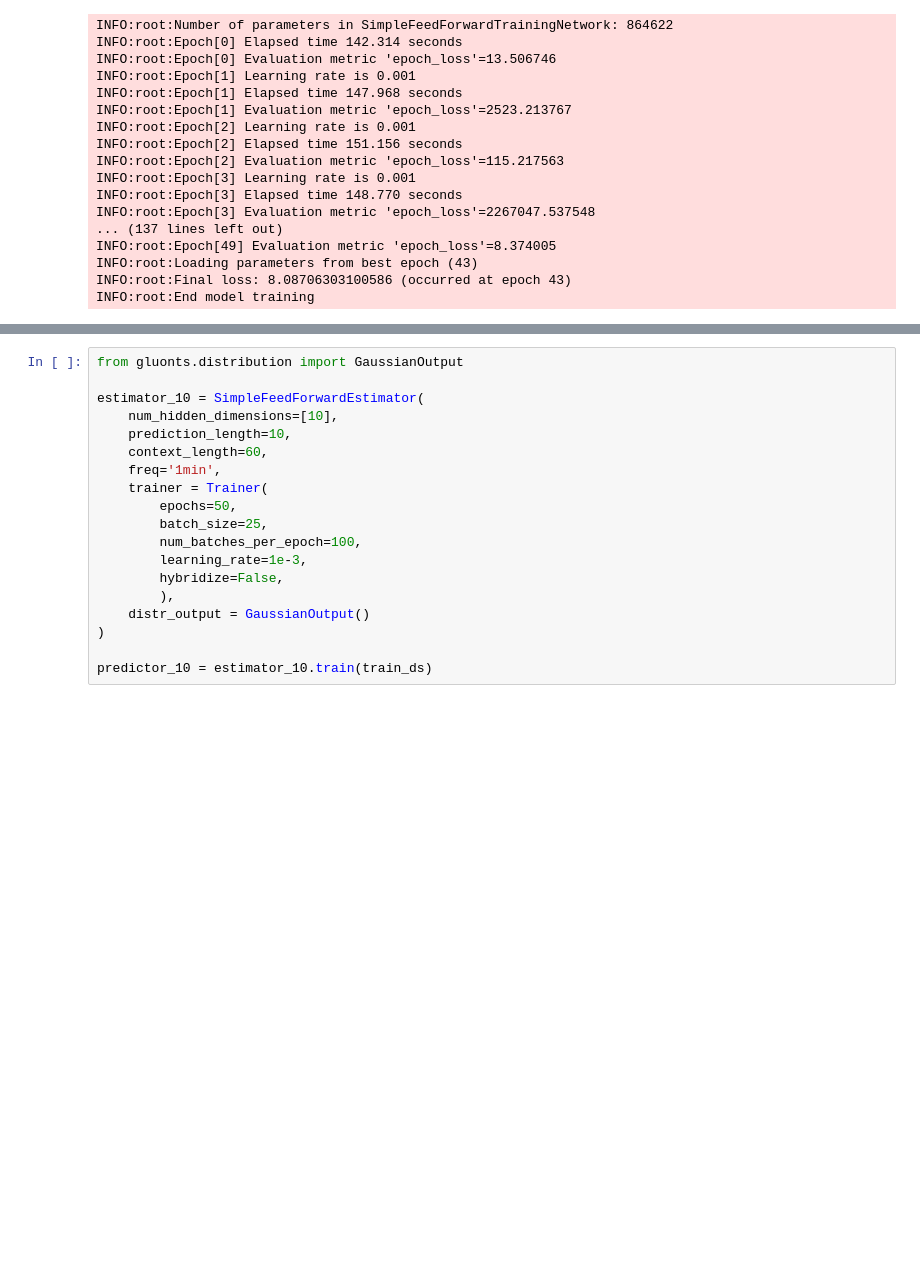
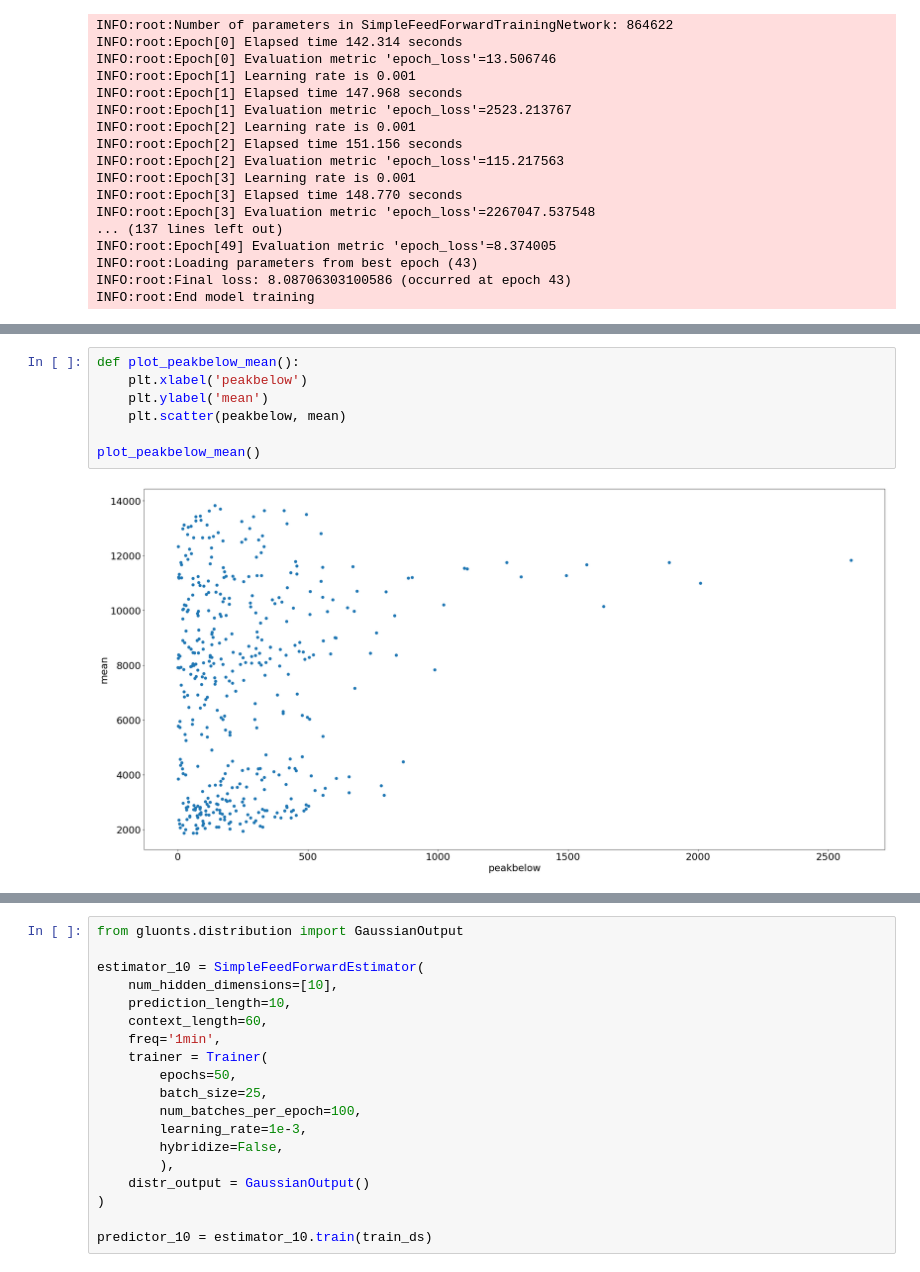
Before and after one commit to BingLiHanShuang/gluon-ts, a Jupyter notebook: US_POT_EVT.ipynb, the cells around one changed output, grey strips where cells are left out. Drawn from its saved outputs; the diff is of its cells as text; blank space fills up the shorter version.

```diff
--- a/US_POT_EVT.ipynb
+++ b/US_POT_EVT.ipynb
@@ -2439,0 +2459,9 @@ plot_peaks(scores.loc['2019-04-14 12:00:00':'2019-04-14 23:59:00'])
+# %%
+def plot_peakbelow_mean():
+    plt.xlabel('peakbelow')
+    plt.ylabel('mean')
+    plt.scatter(peakbelow, mean)
+
+plot_peakbelow_mean()
+# %% [output]
+[figure, added]
```
Also changed, not shown: parts of 36 cells of this notebook.
